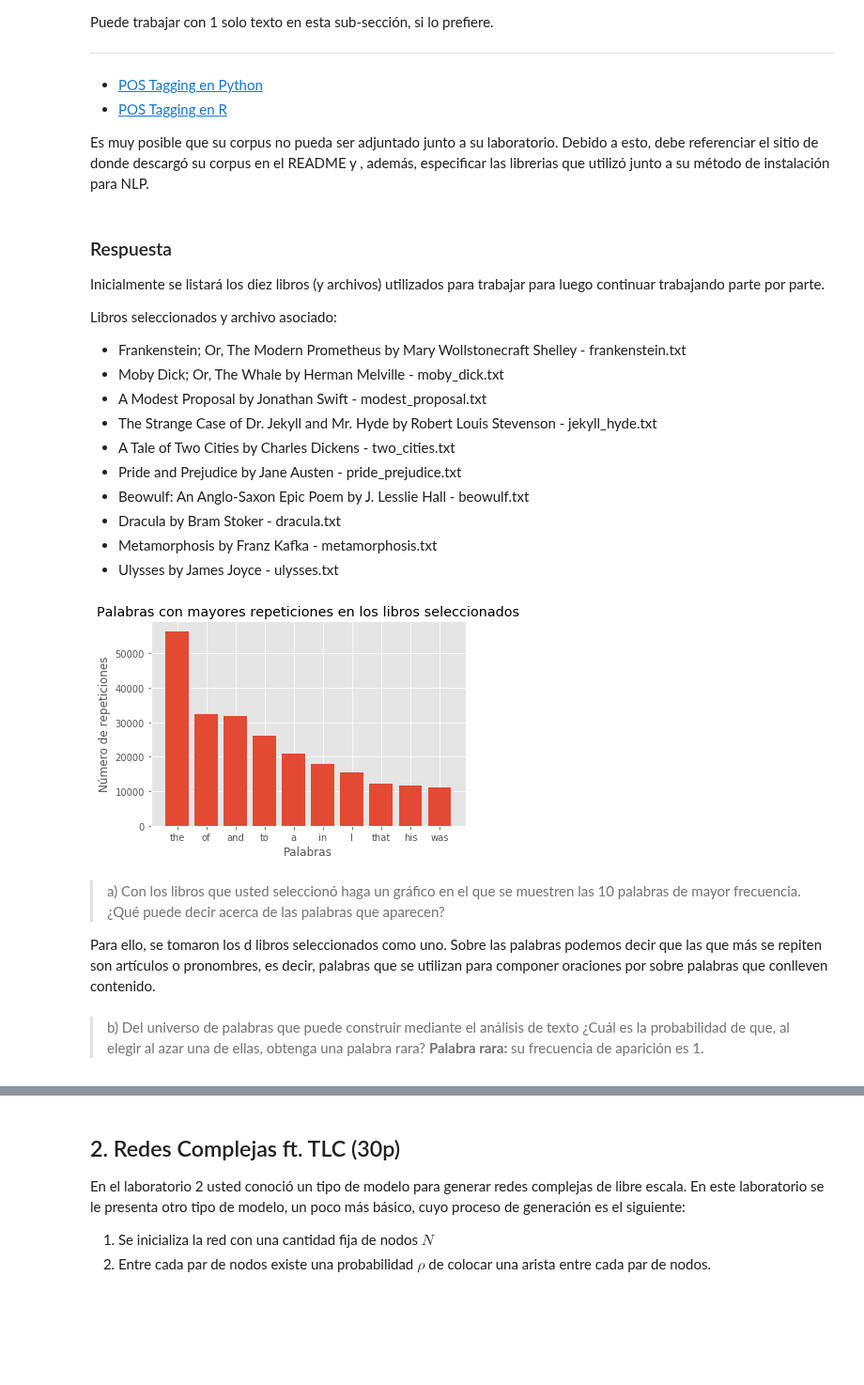
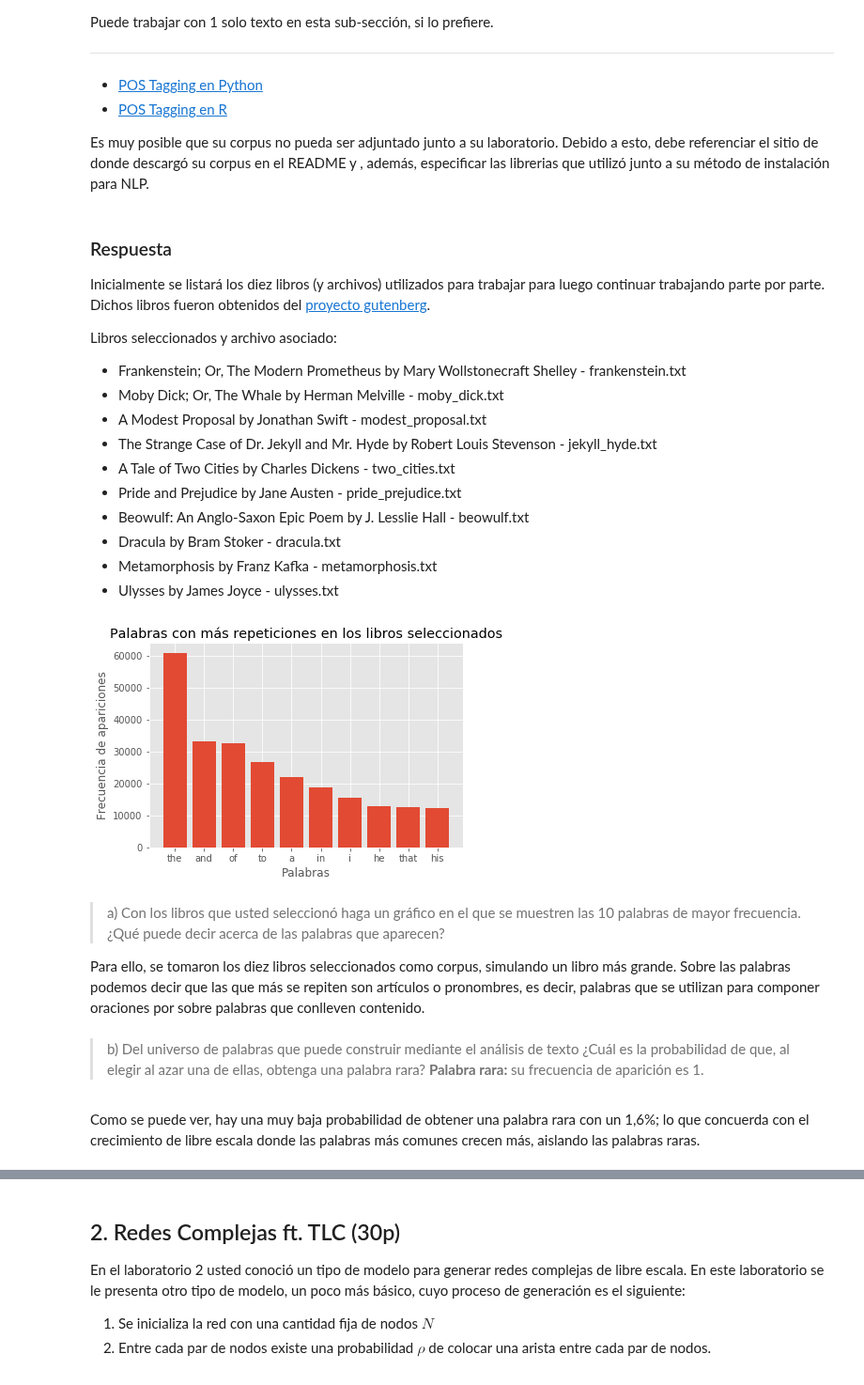
Before and after one commit to dmedelba/Lab3-Estaca, a Jupyter notebook: Laboratorio 3.ipynb, the cells around one changed output, grey strips where cells are left out. Shown at 94% size. Saved outputs shown, nothing was run; the diff lists cells and outputs as text; code cells hidden in the pictures; blank space fills up the shorter version.

```diff
--- a/Laboratorio 3.ipynb
+++ b/Laboratorio 3.ipynb
@@ -77,7 +77,7 @@ Es muy posible que su corpus no pueda ser adjuntado junto a su laboratorio. Debi
 # %% [markdown]
 ### Respuesta
 
-Inicialmente se listará los diez libros (y archivos) utilizados para trabajar para luego continuar trabajando parte por parte.
+Inicialmente se listará los diez libros (y archivos) utilizados para trabajar para luego continuar trabajando parte por parte. Dichos libros fueron obtenidos del [proyecto gutenberg](https://www.gutenberg.org/browse/scores/top).
 
 Libros seleccionados y archivo asociado:
 - Frankenstein; Or, The Modern Prometheus by Mary Wollstonecraft Shelley - frankenstein.txt
@@ -99,39 +99,45 @@ from matplotlib import style
 # %%
 libros = ['frankenstein.txt', 'moby_dick.txt', 'modest_proposal.txt',
           'jekyll_hyde.txt', 'two_cities.txt', 'pride_prejudice.txt',
           'beowulf.txt', 'dracula.txt', 'metamorphosis.txt', 'ulysses.txt']
 
-cuenta_palabras = dict()
-# Leer palabras
+# Armar corpus
+corpus = ''
 for libro in libros:
     archivo = open('./libros/'+libro, 'r')
     for linea in archivo:
-        for palabra in linea.split():
-            if palabra in cuenta_palabras:
-                cuenta_palabras[palabra] += 1
-            else:
-                cuenta_palabras[palabra] = 1
+        corpus += linea
     archivo.close()
 
-palabras_ordenadas = sorted(cuenta_palabras.items(),
-                            key = lambda cuenta_palabras:(cuenta_palabras[1], cuenta_palabras[0]), reverse=True)
+# Realizar conteo
+cuenta_palabras = dict()
+for linea in corpus.split('\n'):
+    for palabra in linea.split():
+        # Separar palabras de símbolos
+        if not palabra.isalnum():
+            continue
+        # Estandarizar a minúsculas
+        palabra = palabra.lower()
+        if palabra in cuenta_palabras:
+            cuenta_palabras[palabra] += 1
+        else:
+            cuenta_palabras[palabra] = 1
 
-# Tomar 10 más repetidas
-keys = [tupla[0] for tupla in palabras_ordenadas[0:10]]
-values = [tupla[1] for tupla in palabras_ordenadas[0:10]]
+df = pd.DataFrame(list(cuenta_palabras.items()), columns=('palabra', 'frecuencia'))
+df.sort_values(by=['frecuencia'], ascending=False, inplace=True)
 
 # Graficar
 style.use('ggplot')
-plt.bar(keys, values, align='center')
-plt.title('Palabras con mayores repeticiones en los libros seleccionados')
-plt.ylabel('Número de repeticiones')
+plt.bar(df.head(10)['palabra'].tolist(), df.head(10)['frecuencia'].tolist(), align='center')
+plt.title('Palabras con más repeticiones en los libros seleccionados')
+plt.ylabel('Frecuencia de apariciones')
 plt.xlabel('Palabras')
 plt.show()
 # %% [output]
-[figure, old version]
+[figure, new version]
 # %% [markdown]
 > a) Con los libros que usted seleccionó haga un gráfico en el que se muestren las 10 palabras de mayor frecuencia. ¿Qué puede decir acerca de las palabras que aparecen?
 
-Para ello, se tomaron los d libros seleccionados como uno. Sobre las palabras podemos decir que las que más se repiten son artículos o pronombres, es decir, palabras que se utilizan para componer oraciones por sobre palabras que conlleven contenido.
+Para ello, se tomaron los diez libros seleccionados como corpus, simulando un libro más grande. Sobre las palabras podemos decir que las que más se repiten son artículos o pronombres, es decir, palabras que se utilizan para componer oraciones por sobre palabras que conlleven contenido.
 # %% [markdown]
 > b) Del universo de palabras que puede construir mediante el análisis de texto ¿Cuál es la probabilidad de que, al elegir al azar una de ellas, obtenga una palabra rara? **Palabra rara:** su frecuencia de aparición es 1.
@@ -137,0 +155,2 @@ Para ello, se tomaron los d libros seleccionados como uno. Sobre las palabras po
+# %% [markdown]
+Como se puede ver, hay una muy baja probabilidad de obtener una palabra rara con un 1,6%; lo que concuerda con el crecimiento de libre escala donde las palabras más comunes crecen más, aislando las palabras raras.
```
Also changed, not shown: parts of 2 cells of this notebook.
